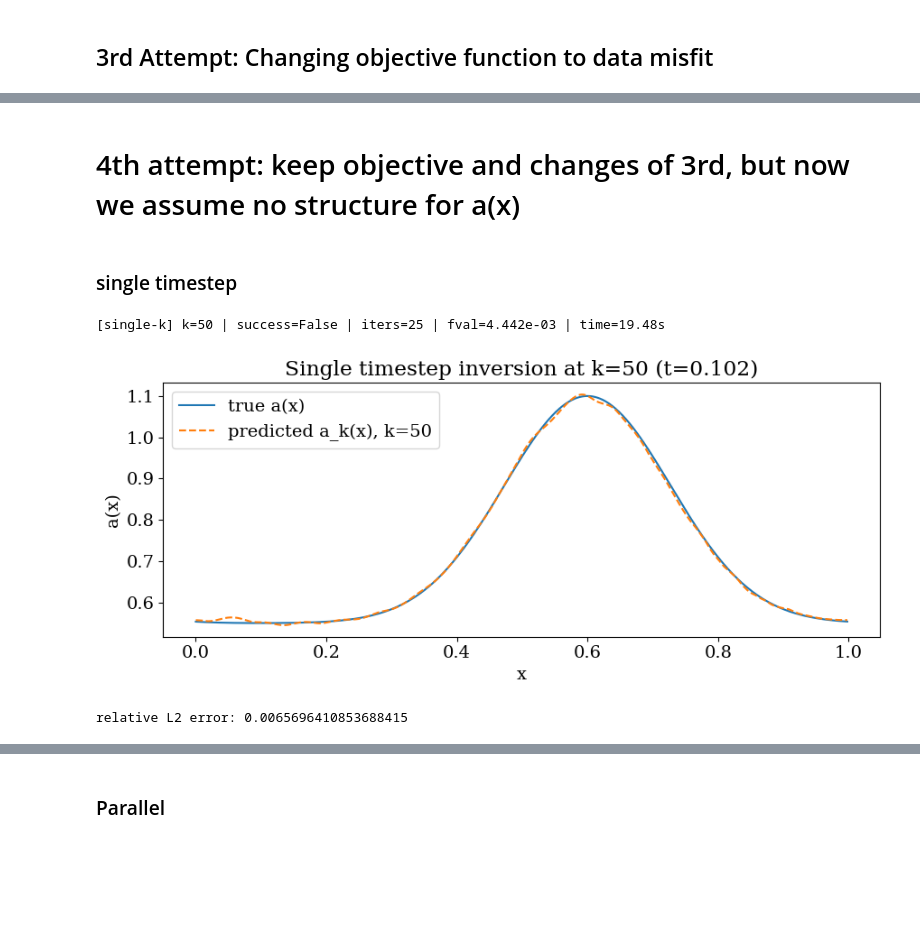
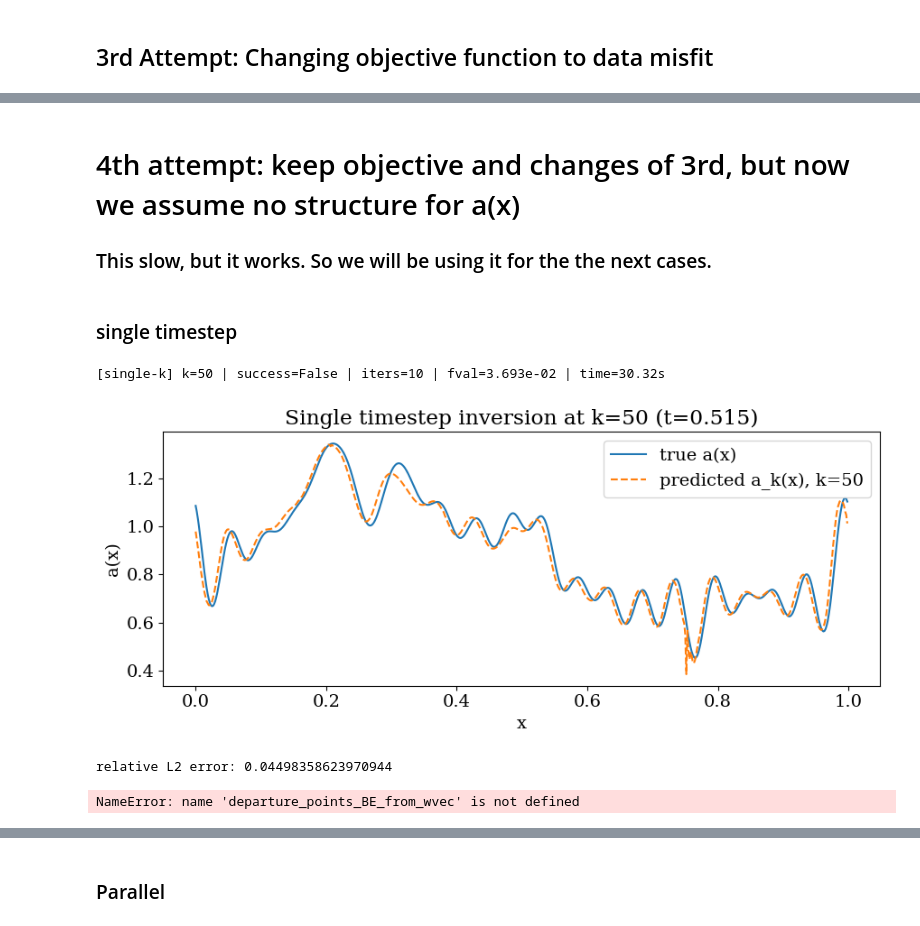
Before and after one commit to rafia-rahim/slrom, a Jupyter notebook: toys/linear-advection/fixed_a_x.ipynb, the cells around one changed output, grey strips where cells are left out. Cells and saved outputs as stored; diff of their text form; code cells hidden in the pictures; blank space fills up the shorter version.

```diff
--- a/toys/linear-advection/fixed_a_x.ipynb
+++ b/toys/linear-advection/fixed_a_x.ipynb
@@ -326,7 +384,7 @@ plt.show()
 # %%
 # We are checking local compression for 200th timestep out of 500 timesteps
 
-u_local = np.transpose(u_hist_tensor[:,:, 400])
+u_local = np.transpose(u_hist_tensor[:,:, 99])
 r_u,   U_u,   S_u   = svd_energy_rank(u_local)
 
 # ---- report (bring tiny scalars to host for printing if on GPU) ----
@@ -450,0 +941,4 @@ for (Eminus, Eplus, field_label) in fields:
+# %%
+def H1_penalty(a_vec, dx):
+    da = (np.roll(a_vec, -1) - a_vec) / dx
+    return np.sum(da**2) * dx
@@ -450,0 +1352,30 @@ for (Eminus, Eplus, field_label) in fields:
+# %%
+k_solve = 50
+a_init = 0.8 * np.ones_like(x_grid)
+
+a_hat_k, fval, sec, ok, nit = invert_a_single_timestep_nonparametric_L2(
+    k_solve=k_solve,
+    x_grid=x_grid, L=L, t_uniform=t_uniform, Vr_u_hist=Vr_u_hist, eps=eps,
+    a_init=a_init,
+    a_bounds=(0.0, 3.0),
+    lam_L2=1e-6,     # <-- tune this
+    maxiter=25,
+    ftol=1e-10,
+    verbose=True
+)
+
+a_hat_hist, rel_err_hist = package_single_k_results_for_plots(
+    k_solve=k_solve,
+    a_hat_k=a_hat_k,
+    x_grid=x_grid, L=L, t_uniform=t_uniform,
+    true_a=a_adv  # or None
+)
+
+plot_single_k_diagnostics(
+    k_plot=k_solve,
+    x_grid=x_grid, t_uniform=t_uniform,
+    a_hat_hist=a_hat_hist,
+    rel_err_hist=rel_err_hist,
+    true_a=a_adv,   # or None
+    L=L
+)
@@ -1056,5 +1972,7 @@ theta_hat[k] = [0.         0.87268023 0.59087464 0.46374069]
 # %% [markdown]
 # 4th attempt: keep objective and changes of 3rd, but now we assume no structure for a(x)
+
+### This slow, but it works. So we will be using it for the the next cases.
 # %%
 import numpy as np
 import matplotlib.pyplot as plt
@@ -1274,40 +2192,67 @@ k_solve = 50   # <--- change this
 a_init = 0.8 * np.ones_like(x_grid)
 
 a_hat_k, fval, sec, ok = invert_a_single_k(
     k_solve=k_solve,
     u_hist_tensor=u_hist_tensor,
     x_grid=x_grid,
     L=L,
     t_uniform=t_uniform,
     eps=eps,
     a_init=a_init,
     a_bounds=(0.0, 3.0),
-    lam_H1=5e-4,
+    lam_H1=5e-6,
     maxiter=25,      # keep small for a quick test
     ftol=1e-10,
     verbose=True
 )
 
 # Plot predicted vs true if you have a_true
 plt.figure(figsize=(9,4))
-plt.plot(x_grid, a_true, label="true a(x)")
+plt.plot(x_grid, a_adv, label="true a(x)")
 plt.plot(x_grid, a_hat_k, "--", label=f"predicted a_k(x), k={k_solve}")
 plt.title(f"Single timestep inversion at k={k_solve} (t={t_uniform[k_solve+1]:.3f})")
 plt.xlabel("x")
 plt.ylabel("a(x)")
 plt.legend()
 plt.tight_layout()
 plt.show()
 
 # Optional: print relative L2 error
 dx = L / x_grid.size
-den = np.sqrt(np.sum(a_true**2) * dx) + 1e-14
-num = np.sqrt(np.sum((a_hat_k - a_true)**2) * dx)
+den = np.sqrt(np.sum(a_adv**2) * dx) + 1e-14
+num = np.sqrt(np.sum((a_hat_k - a_adv)**2) * dx)
 print("relative L2 error:", num / den)
 # %% [output]
-[single-k] k=50 | success=False | iters=25 | fval=4.442e-03 | time=19.48s
+[single-k] k=50 | success=False | iters=10 | fval=3.693e-02 | time=30.32s
-[figure, old version]
+[figure, new version]
-relative L2 error: 0.0065696410853688415
+relative L2 error: 0.04498358623970944
+# %%
+dt = float(t_uniform[1] - t_uniform[0])
+
+Uk   = u_hist_tensor[:, :, k_solve]
+Ukp1 = u_hist_tensor[:, :, k_solve + 1]
+
+w_hat_vec = a_adv
+
+# departure points from w only
+x_dep = departure_points_BE_from_wvec(w_hat_vec, x_grid, dt, L)
+
+# apply T_k(w) to Uk
+TUk = apply_shift_to_snapshots(Uk, x_dep, L)
+
+# --- Data misfit ---
+misfit_F = np.linalg.norm(Ukp1 - TUk, ord="fro")
+misfit_F2 = misfit_F**2
+
+print(f"|| U_{k_solve+1} - T_k(w_hat) U_{k_solve} ||_F  = {misfit_F:.6e}")
+print(f"|| U_{k_solve+1} - T_k(w_hat) U_{k_solve} ||_F^2 = {misfit_F2:.6e}")
+
+
+# compute || Ukp1^T (TUk) ||_F
+val = frob_cross_gram(Ukp1, TUk)
+print(f"|| U_{k_solve+1}^T (T_k(w_hat) U_{k_solve}) ||_F = {val:.6e}")
+# %% [output]
+NameError: name 'departure_points_BE_from_wvec' is not defined
 # %%
 for lam in [1e-1, 5e-2, 1e-2, 5e-3, 1e-3]:
     a_hat_k, fval, sec, ok = invert_a_single_k(
```
Also changed, not shown: parts of 59 cells of this notebook.
